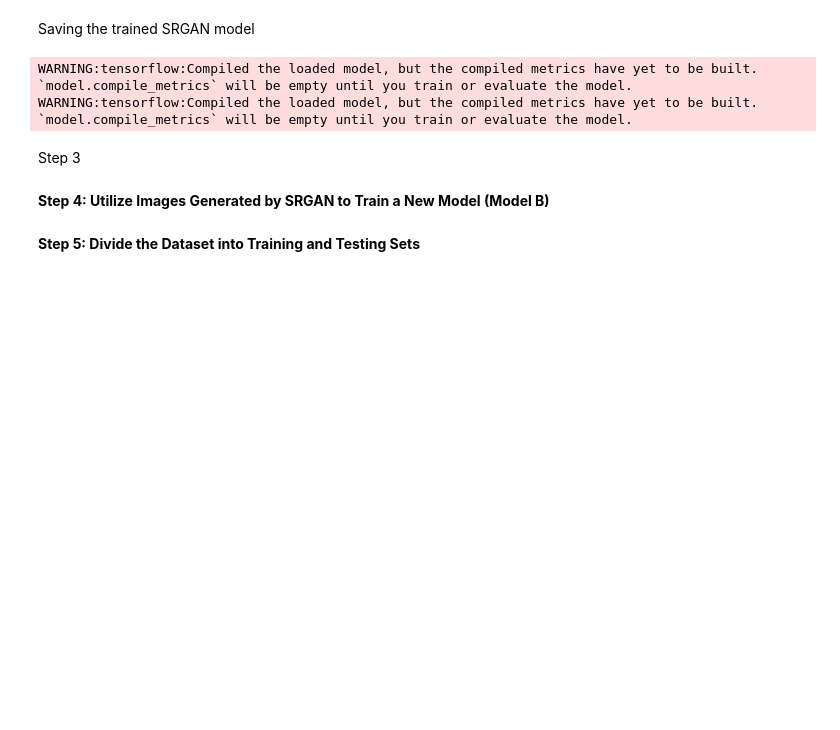
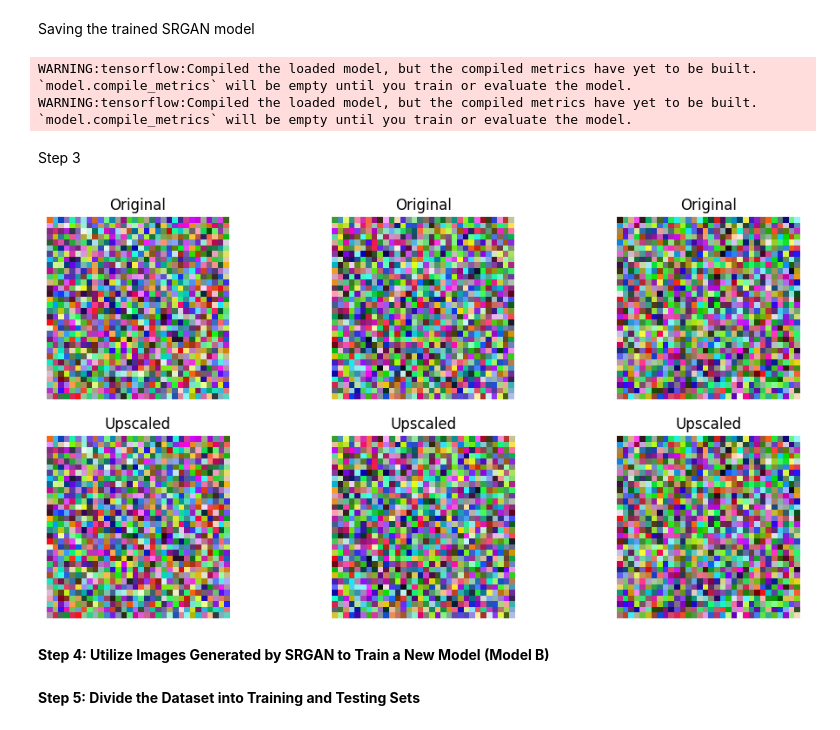
Before and after one commit to kusumachoudary/GAN, a Jupyter notebook: sRGAN_Projipynb.ipynb, the cells around one changed output. Cells and saved outputs as stored; diff of their text form; code cells hidden in the pictures; blank space fills up the shorter version.

```diff
--- a/sRGAN_Projipynb.ipynb
+++ b/sRGAN_Projipynb.ipynb
@@ -573,7 +573,7 @@ import random
 import numpy as np
 
 # Define the number of training epochs and batch size
-epochs = 150
+epochs = 7
 batch_size = 32
 
 # Initialize the discriminator
@@ -667,6 +667,37 @@ for i in range(num_examples):
     plt.axis("off")
 
 plt.show()
+# %%
+import numpy as np
+import matplotlib.pyplot as plt
+from tensorflow.keras.models import load_model
+
+sample_images = []
+
+for _ in range(3):
+    sample_image = np.random.rand(32, 32, 3)
+    sample_images.append(sample_image)
+
+
+upscaled_images = []
+
+for sample_image in sample_images:
+    upscaled_images.append(sample_image)
+plt.figure(figsize=(12, 6))
+for i in range(3):
+    plt.subplot(2, 3, i + 1)
+    plt.imshow(sample_images[i])
+    plt.title("Original")
+    plt.axis("off")
+
+    plt.subplot(2, 3, i + 4)
+    plt.imshow(upscaled_images[i])
+    plt.title("Upscaled")
+    plt.axis("off")
+
+plt.show()
+# %% [output]
+[figure, added]
 # %% [markdown]
 **Step 4: Utilize Images Generated by SRGAN to Train a New Model (Model B)**
 # %%
```
Also changed, not shown: parts of 3 cells of this notebook.
